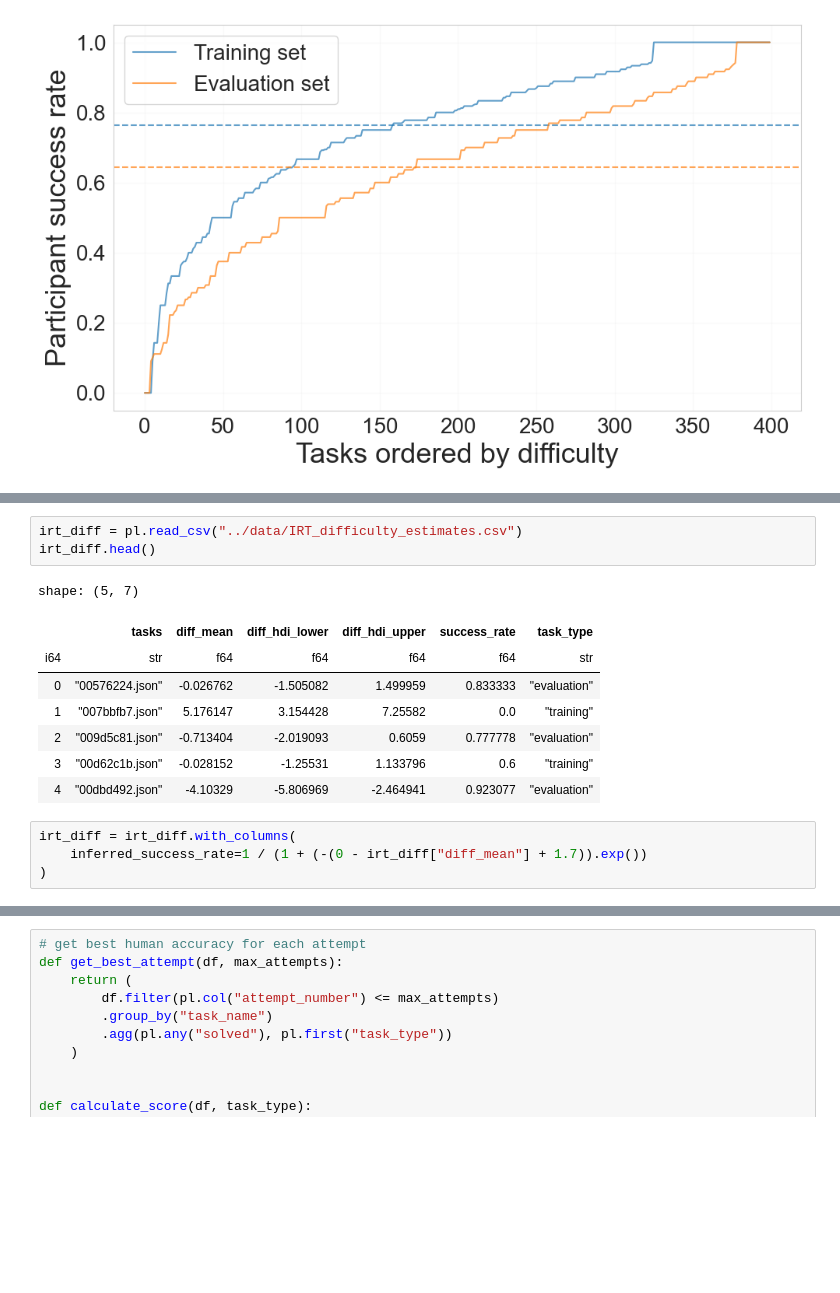
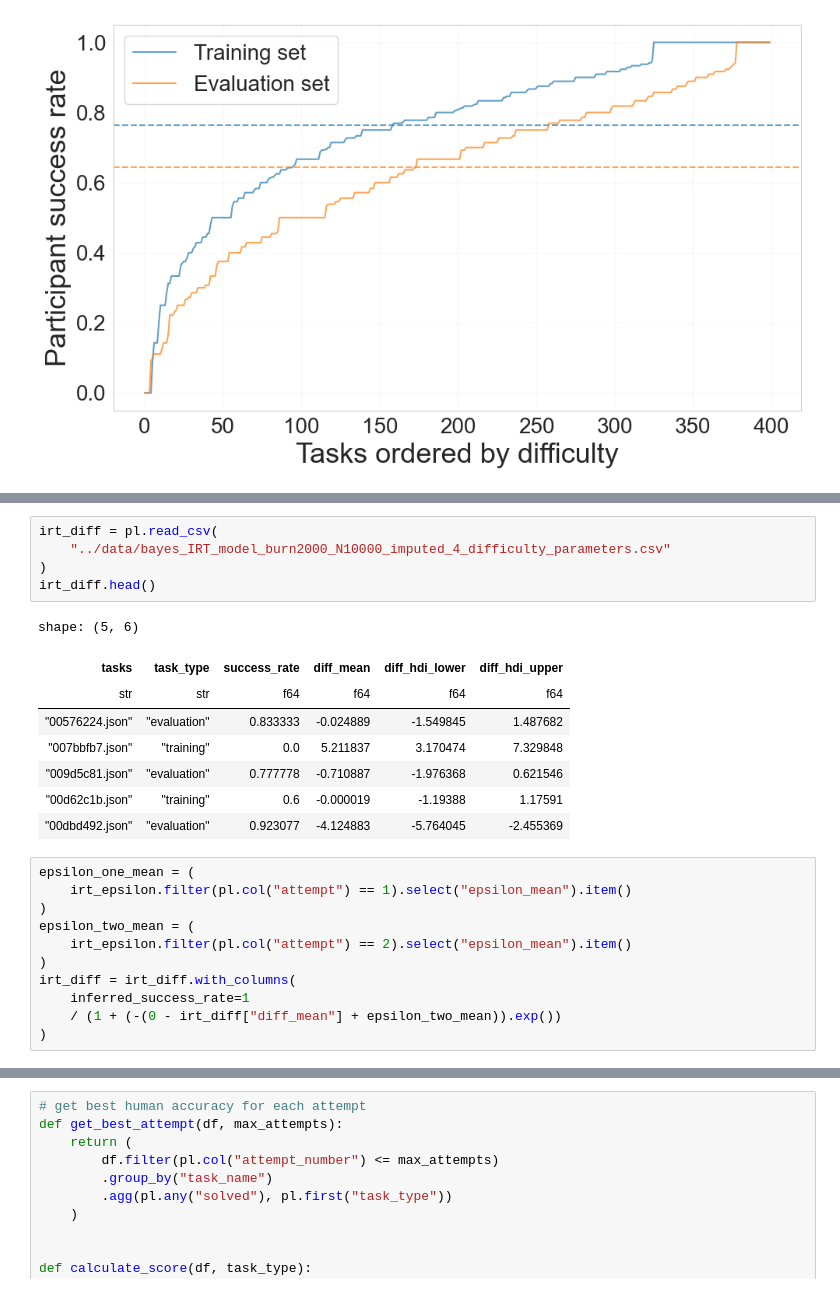
Before and after one commit to Le-Gris/h-arc, a Jupyter notebook: analysis/1-basic-results.ipynb, the cells around one changed output, grey strips where cells are left out. Saved outputs shown, nothing was run; the diff lists cells and outputs as text; blank space fills up the shorter version.

```diff
--- a/analysis/1-basic-results.ipynb
+++ b/analysis/1-basic-results.ipynb
@@ -295,19 +306,28 @@ plt.show()
 # %%
-irt_diff = pl.read_csv("../data/IRT_difficulty_estimates.csv")
+irt_diff = pl.read_csv(
+    "../data/bayes_IRT_model_burn2000_N10000_imputed_4_difficulty_parameters.csv"
+)
 irt_diff.head()
 # %% [output]
-shape: (5, 7)
+shape: (5, 6)
-|  | tasks | diff_mean | diff_hdi_lower | diff_hdi_upper | success_rate | task_type |
-| i64 | str | f64 | f64 | f64 | f64 | str |
-| 0 | "00576224.json" | -0.026762 | -1.505082 | 1.499959 | 0.833333 | "evaluation" |
-| 1 | "007bbfb7.json" | 5.176147 | 3.154428 | 7.25582 | 0.0 | "training" |
-| 2 | "009d5c81.json" | -0.713404 | -2.019093 | 0.6059 | 0.777778 | "evaluation" |
-| 3 | "00d62c1b.json" | -0.028152 | -1.25531 | 1.133796 | 0.6 | "training" |
-| 4 | "00dbd492.json" | -4.10329 | -5.806969 | -2.464941 | 0.923077 | "evaluation" |
+| tasks | task_type | success_rate | diff_mean | diff_hdi_lower | diff_hdi_upper |
+| str | str | f64 | f64 | f64 | f64 |
+| "00576224.json" | "evaluation" | 0.833333 | -0.024889 | -1.549845 | 1.487682 |
+| "007bbfb7.json" | "training" | 0.0 | 5.211837 | 3.170474 | 7.329848 |
+| "009d5c81.json" | "evaluation" | 0.777778 | -0.710887 | -1.976368 | 0.621546 |
+| "00d62c1b.json" | "training" | 0.6 | -0.000019 | -1.19388 | 1.17591 |
+| "00dbd492.json" | "evaluation" | 0.923077 | -4.124883 | -5.764045 | -2.455369 |
-# %%
-irt_diff = irt_diff.with_columns(
-    inferred_success_rate=1 / (1 + (-(0 - irt_diff["diff_mean"] + 1.7)).exp())
-)
+# %%
+epsilon_one_mean = (
+    irt_epsilon.filter(pl.col("attempt") == 1).select("epsilon_mean").item()
+)
+epsilon_two_mean = (
+    irt_epsilon.filter(pl.col("attempt") == 2).select("epsilon_mean").item()
+)
+irt_diff = irt_diff.with_columns(
+    inferred_success_rate=1
+    / (1 + (-(0 - irt_diff["diff_mean"] + epsilon_two_mean)).exp())
+)
 # %%
 irt_diff.filter(pl.col("task_type") == "training").mean()
 # %% [output]
```
Also changed, not shown: parts of 8 cells of this notebook, 11 other files.
